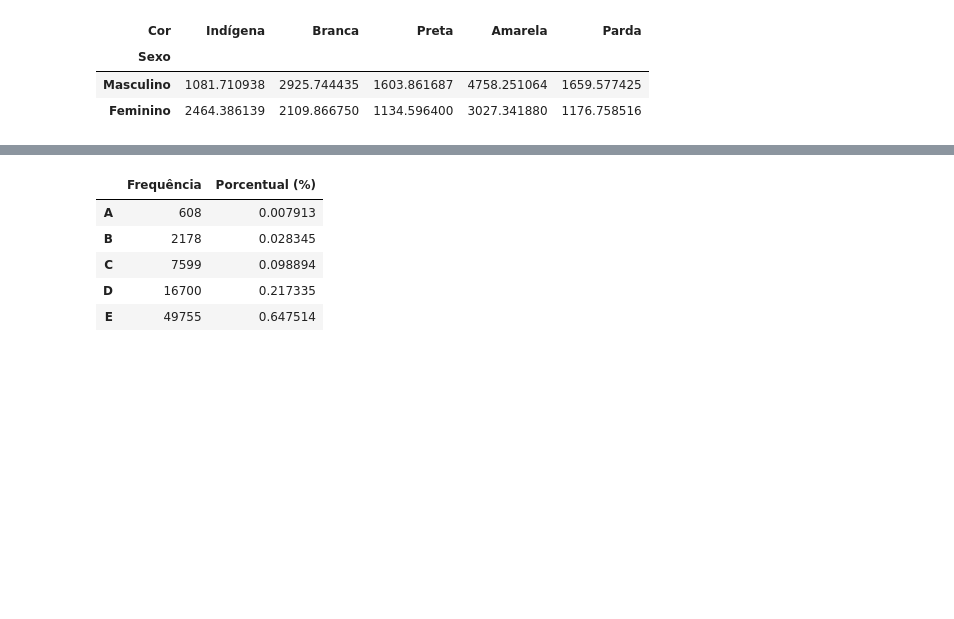
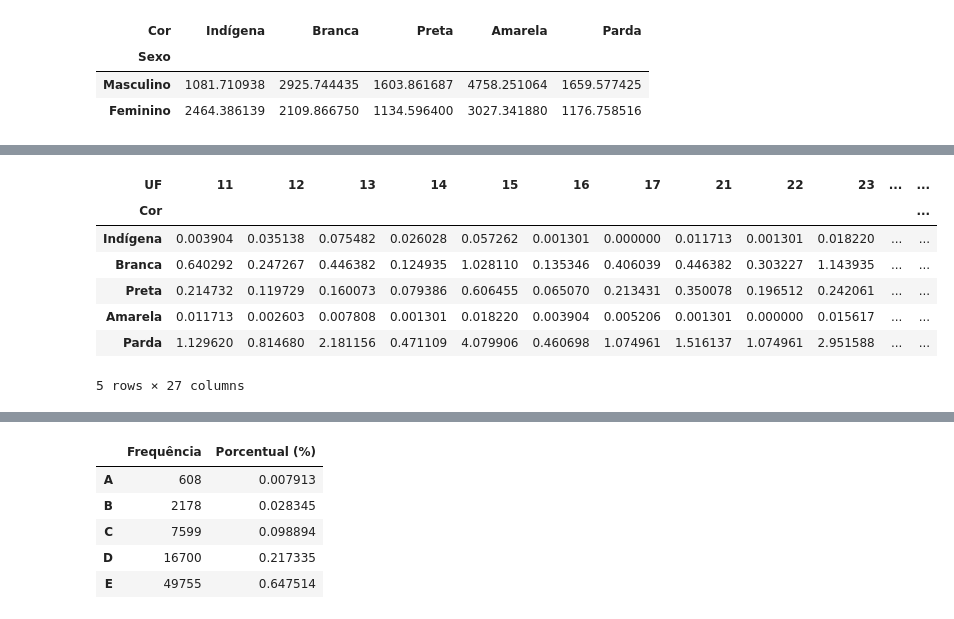
Before and after one commit to VinicMello/estatistica, a Jupyter notebook: notebook.ipynb, the cells around one changed output, grey strips where cells are left out. Drawn from its saved outputs; the diff is of its cells as text; code cells hidden in the pictures; blank space fills up the shorter version.

```diff
--- a/notebook.ipynb
+++ b/notebook.ipynb
@@ -274,0 +295,16 @@ media_renda_por_cor_e_sexo
+# %%
+# Cor & UF
+porcentual_cor_e_uf = pd.crosstab(base['Cor'],
+                                  base['UF'],
+                                  normalize=True)*100
+porcentual_cor_e_uf.rename(index=cor, inplace=True)
+porcentual_cor_e_uf
+# %% [output]
+| UF | 11 | 12 | 13 | 14 | 15 | 16 | 17 | 21 | 22 | 23 | ... | ... |
+| Cor |  |  |  |  |  |  |  |  |  |  |  | ... |
+| Indígena | 0.003904 | 0.035138 | 0.075482 | 0.026028 | 0.057262 | 0.001301 | 0.000000 | 0.011713 | 0.001301 | 0.018220 | ... | ... |
+| Branca | 0.640292 | 0.247267 | 0.446382 | 0.124935 | 1.028110 | 0.135346 | 0.406039 | 0.446382 | 0.303227 | 1.143935 | ... | ... |
+| Preta | 0.214732 | 0.119729 | 0.160073 | 0.079386 | 0.606455 | 0.065070 | 0.213431 | 0.350078 | 0.196512 | 0.242061 | ... | ... |
+| Amarela | 0.011713 | 0.002603 | 0.007808 | 0.001301 | 0.018220 | 0.003904 | 0.005206 | 0.001301 | 0.000000 | 0.015617 | ... | ... |
+| Parda | 1.129620 | 0.814680 | 2.181156 | 0.471109 | 4.079906 | 0.460698 | 1.074961 | 1.516137 | 1.074961 | 2.951588 | ... | ... |
+5 rows × 27 columns
```
Also changed, not shown: parts of 20 cells of this notebook.
